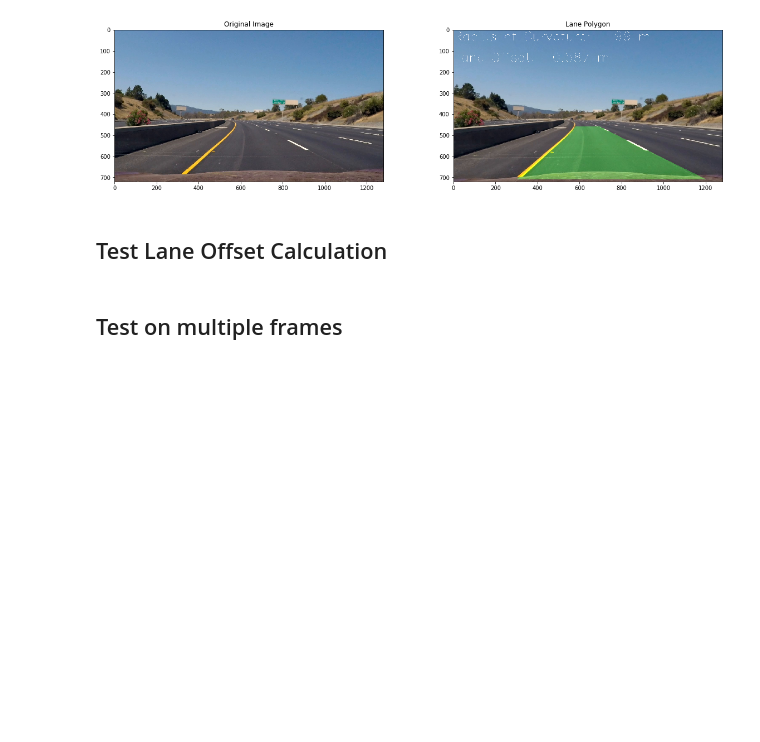
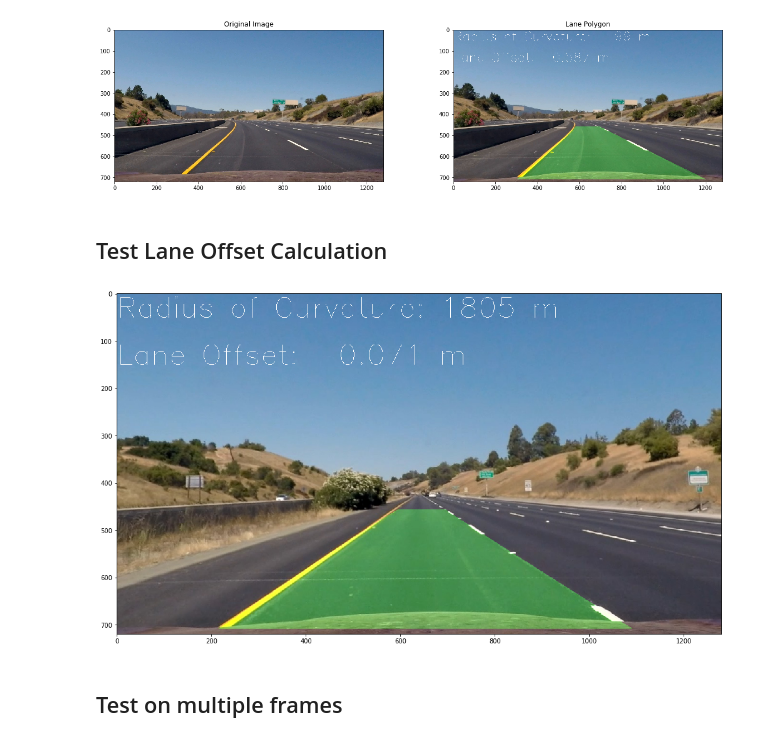
Before and after one commit to drganjoo/CarND-Advanced-Lane-Lines, a Jupyter notebook: LaneMarkingTest.ipynb, the cells around one changed output. Saved outputs shown, nothing was run; the diff lists cells and outputs as text; code cells hidden in the pictures; blank space fills up the shorter version.

```diff
--- a/LaneMarkingTest.ipynb
+++ b/LaneMarkingTest.ipynb
@@ -163,14 +167,16 @@ plt.show()
 # %%
 lane_algo = LaneDetection()
 img = mpimg.imread('./test_images/straight_lines1.jpg')
 
 img_lanes = lane_algo.process_image(img)
 
 plt.figure(figsize=(20,10))
 plt.imshow(img_lanes)
 plt.show()
 
-mpimg.imsave('straight_lines1.jpg', img_lanes, format='jpeg')
+#mpimg.imsave('straight_lines1.jpg', img_lanes, format='jpeg')
+# %% [output]
+[figure, added]
 # %% [markdown]
 ## Test on multiple frames
 # %%
```
Also changed, not shown: parts of 2 cells of this notebook, 1 other file.
